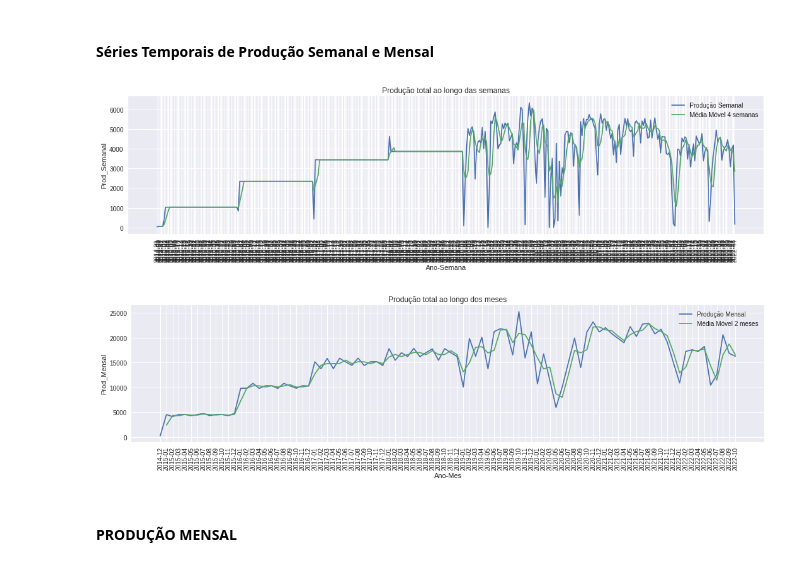
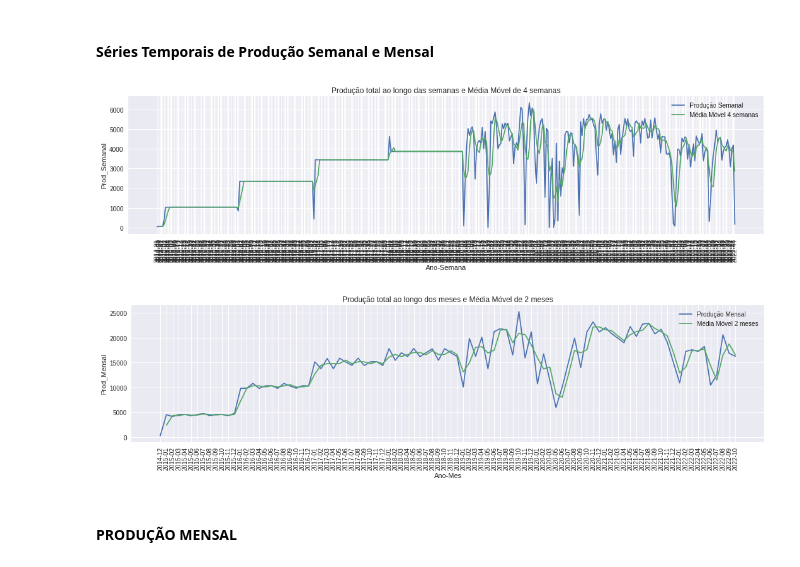
Before and after one commit to lcpbrandao/Analytics_Producao_Industrial, a Jupyter notebook: Projeto_Analytics_para_Produção_Industrial_(v02).ipynb, the cells around one changed output. Cells and saved outputs as stored; diff of their text form; code cells hidden in the pictures.

```diff
--- a/Projeto_Analytics_para_Produção_Industrial_(v02).ipynb
+++ b/Projeto_Analytics_para_Produção_Industrial_(v02).ipynb
@@ -378,20 +378,20 @@ plt.show();
 # %% [markdown]
 #### Séries Temporais de Produção Semanal e Mensal
 # %%
-# criação de DataFrame para produção semamal
+# criação de DataFrame para produção semanal
 producao_semanal = pd.DataFrame(data = producao.groupby(['Ano-Semana']).agg({'Total_Prod': ['sum']})).reset_index()
 producao_semanal.columns = ['Ano-Semana', 'Prod_Semanal']
 # coluna com a Média Móvel das últimas 4 semanas
 producao_semanal['MM_4'] = producao_semanal['Prod_Semanal'].rolling(4).mean()
 
 # Plot da produção semanal
 fig, axes = plt.subplots(1, 1, figsize=(18, 4))
 sns.lineplot(data=producao_semanal, x='Ano-Semana', y='Prod_Semanal', label = "Produção Semanal")
 sns.lineplot(data=producao_semanal, x='Ano-Semana', y='MM_4', label = "Média Móvel 4 semanas")
-axes.set_title('Produção total ao longo das semanas')
+axes.set_title('Produção total ao longo das semanas e Média Móvel de 4 semanas')
 axes.tick_params(axis='x', labelrotation= 90);
 # %% [output]
-[figure, old version]
+[figure, new version]
 # %%
 # criação de DataFrame para produção semamal
 producao_mensal = pd.DataFrame(data = producao.groupby(['Ano-Mes']).agg({'Total_Prod': ['sum']})).reset_index()
@@ -403,10 +403,10 @@ producao_mensal['MM_1'] = producao_mensal['Prod_Mensal'].rolling(2).mean()
 fig, axes = plt.subplots(1, 1, figsize=(18, 4))
 sns.lineplot(data=producao_mensal, x='Ano-Mes', y='Prod_Mensal', label = "Produção Mensal")
 sns.lineplot(data=producao_mensal, x='Ano-Mes', y='MM_1', label = "Média Móvel 2 meses")
-axes.set_title('Produção total ao longo dos meses')
+axes.set_title('Produção total ao longo dos meses e Média Móvel de 2 meses')
 axes.tick_params(axis='x', labelrotation= 90);
 # %% [output]
-[figure, old version]
+[figure, new version]
 # %%
 # tranforma o dataframes de produção em séries temporais
 S_prodSemanal = pd.Series(data = producao_semanal['Prod_Semanal'].values, index = producao_semanal['Ano-Semana'])
```
Also changed, not shown: parts of 8 cells of this notebook.
